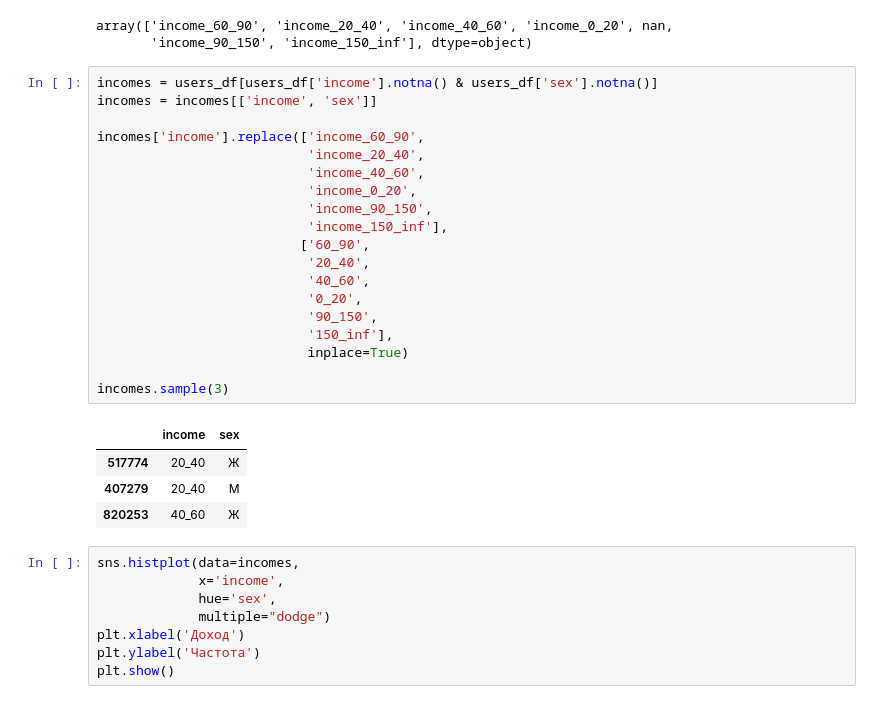
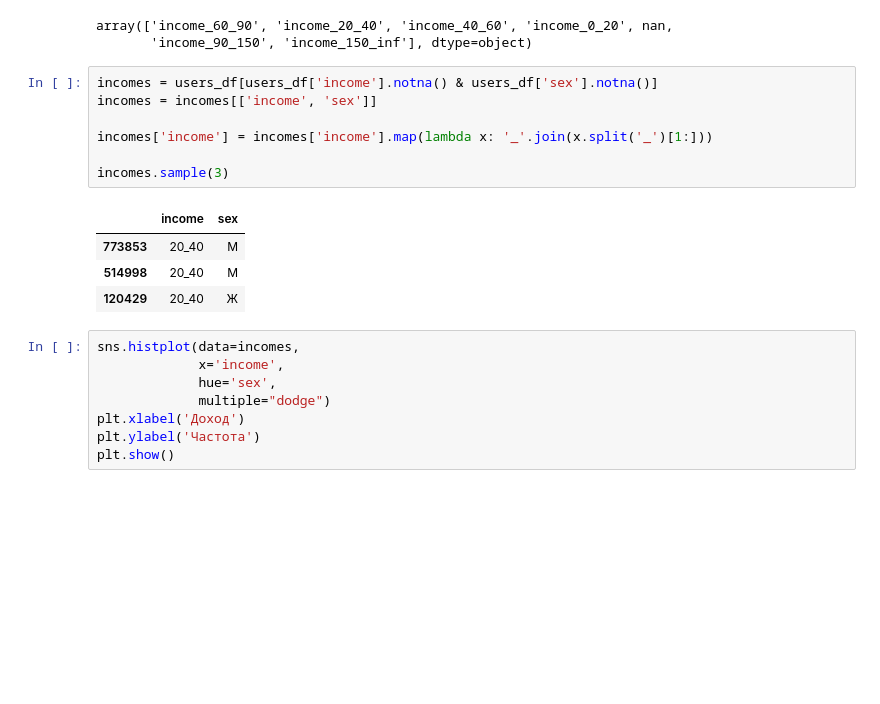
Before and after one commit to rootinshik/MTS_TETA_SDA, a Jupyter notebook: Математика/ТВиМС/5/Task.ipynb, the cells around one changed output. Cells and saved outputs as stored; diff of their text form; blank space fills up the shorter version.

```diff
--- a/Математика/ТВиМС/5/Task.ipynb
+++ b/Математика/ТВиМС/5/Task.ipynb
@@ -38,27 +38,15 @@ array(['income_60_90', 'income_20_40', 'income_40_60', 'income_0_20', nan,
 # %%
 incomes = users_df[users_df['income'].notna() & users_df['sex'].notna()]
 incomes = incomes[['income', 'sex']]
 
-incomes['income'].replace(['income_60_90',
-                           'income_20_40',
-                           'income_40_60',
-                           'income_0_20',
-                           'income_90_150',
-                           'income_150_inf'],
-                          ['60_90',
-                           '20_40',
-                           '40_60',
-                           '0_20',
-                           '90_150',
-                           '150_inf'],
-                           inplace=True)
+incomes['income'] = incomes['income'].map(lambda x: '_'.join(x.split('_')[1:]))
 
 incomes.sample(3)
 # %% [output]
 |  | income | sex |
-| 517774 | 20_40 | Ж |
-| 407279 | 20_40 | М |
-| 820253 | 40_60 | Ж |
+| 773853 | 20_40 | М |
+| 514998 | 20_40 | М |
+| 120429 | 20_40 | Ж |
 # %%
 sns.histplot(data=incomes,
              x='income',
```
Also changed, not shown: parts of 23 cells of this notebook, 3 other files.
